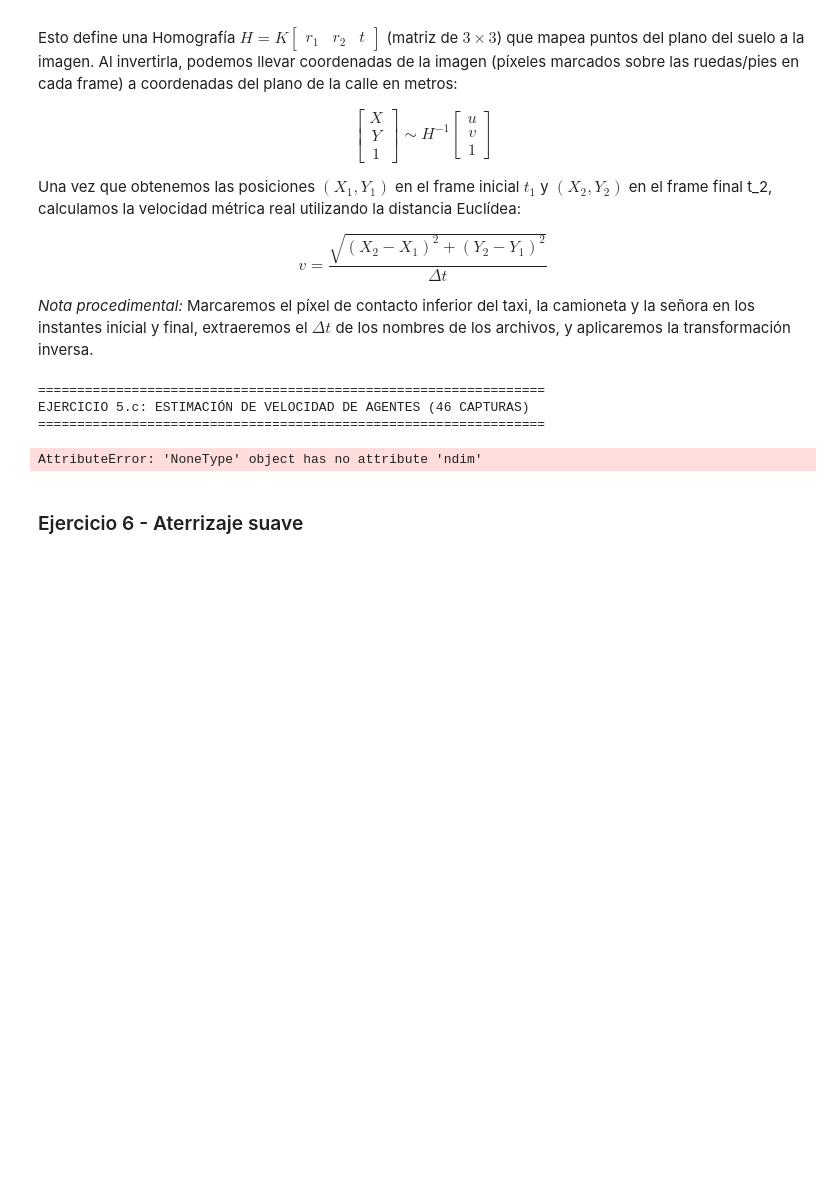
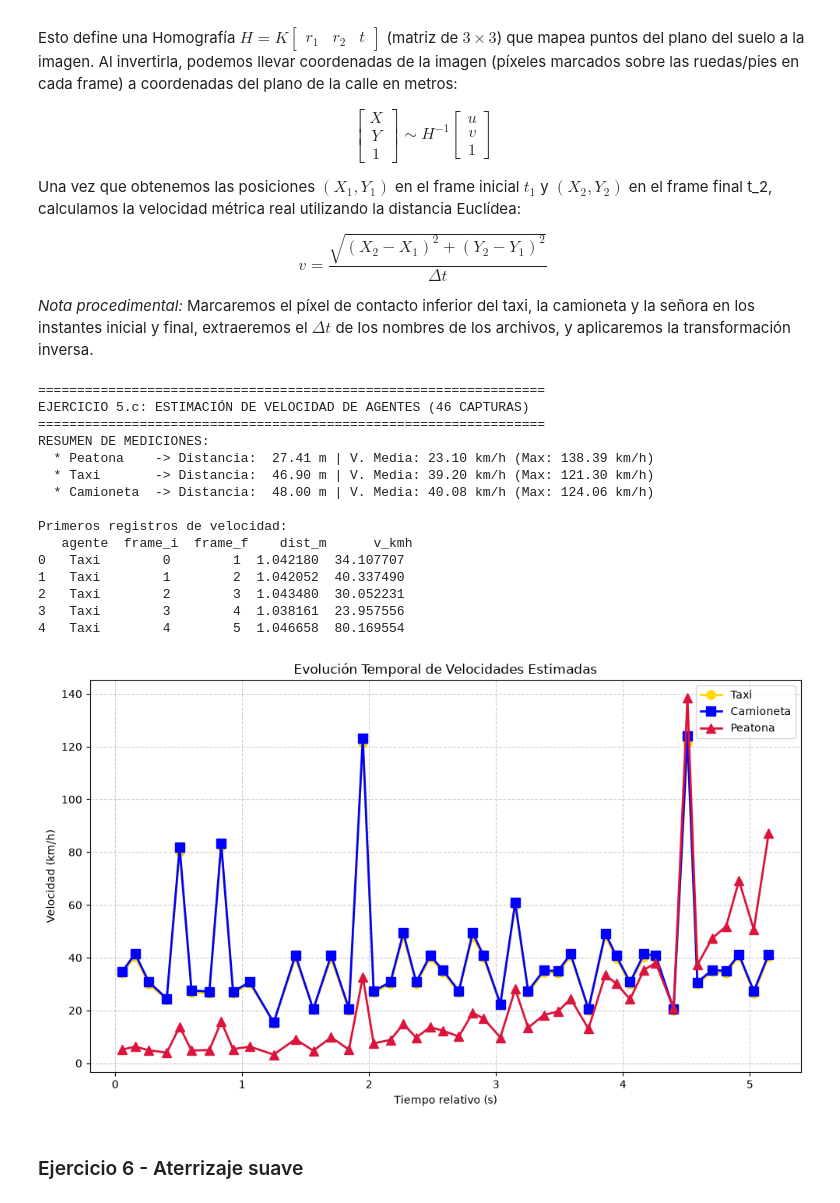
Before and after one commit to eliaselizabe9/ALC, a Jupyter notebook: tp/grupo_SayNoNumpy_TP.ipynb, the cells around one changed output. Drawn from its saved outputs; the diff is of its cells as text; code cells hidden in the pictures; blank space fills up the shorter version.

```diff
--- a/tp/grupo_SayNoNumpy_TP.ipynb
+++ b/tp/grupo_SayNoNumpy_TP.ipynb
@@ -877,37 +894,49 @@ print('=' * 65)
 
 data_pts = np.loadtxt(file_pts)
 Q_calle = obtenerQ3d(data_pts[4:6, :].T, data_pts[1:4, :].T)
-H_calle = resolverDLT3D(Q_calle)[:, [0, 1, 3]]
+H_calle = resolverDLT3DconSVD(Q_calle)[:, [0, 1, 3]]
 
 # Tracking manual de base
 if n_frames > 5:
     tracking_agentes = {
         'Peatona': [(round(410.0 + (987.0 - 410.0) * (i / (n_frames - 1)), 1), round(425.0 + (495.0 - 425.0) * (i / (n_frames - 1)), 1)) for i in range(n_frames)],
         'Taxi': [(round(float(p[0]/p[2]), 1), round(float(p[1]/p[2]), 1)) for p in [alc.arroba(H_calle, np.array([-3.8 + (-4.2 - -3.8) * (i / (n_frames - 1)), 50.0 + (3.1 - 50.0) * (i / (n_frames - 1)), 1.0])) for i in range(n_frames)]],
         'Camioneta': [(round(float(p[0]/p[2]), 1), round(float(p[1]/p[2]), 1)) for p in [alc.arroba(H_calle, np.array([-3.4 + (-3.8 - -3.4) * (i / (n_frames - 1)), 60.0 + (12.0 - 60.0) * (i / (n_frames - 1)), 1.0])) for i in range(n_frames)]]
     }
 else:
     tracking_agentes = {
         'Peatona':   [(308.0, 410.0), (520.0, 440.0), (680.0, 462.0), (850.0, 488.0), (1020.0, 515.0)],
         'Taxi':      [(605.0, 215.0), (612.0, 230.0), (620.0, 260.0), (635.0, 320.0), (660.0, 420.0)],
         'Camioneta': [(640.0, 210.0), (638.0, 222.0), (635.0, 248.0), (642.0, 295.0), (655.0, 380.0)]
     }
 
 tabla_vel = estimarVelocidadAgentes(capturas, H_calle, tracking_agentes)
 df_vel = pd.DataFrame(tabla_vel)
 
 print('RESUMEN DE MEDICIONES:')
 for ag in ['Peatona', 'Taxi', 'Camioneta']:
     sub = df_vel[df_vel['agente'] == ag]
     print(f"  * {ag:10s} -> Distancia: {sub['dist_m'].sum():6.2f} m | V. Media: {sub['v_kmh'].mean():5.2f} km/h (Max: {sub['v_kmh'].max():5.2f} km/h)")
 
 print('\nPrimeros registros de velocidad:\n', df_vel[['agente', 'frame_i', 'frame_f', 'dist_m', 'v_kmh']].head())
 graficarVelocidades(tabla_vel)
 # %% [output]
 =================================================================
 EJERCICIO 5.c: ESTIMACIÓN DE VELOCIDAD DE AGENTES (46 CAPTURAS)
 =================================================================
+RESUMEN DE MEDICIONES:
+  * Peatona    -> Distancia:  27.41 m | V. Media: 23.10 km/h (Max: 138.39 km/h)
+  * Taxi       -> Distancia:  46.90 m | V. Media: 39.20 km/h (Max: 121.30 km/h)
+  * Camioneta  -> Distancia:  48.00 m | V. Media: 40.08 km/h (Max: 124.06 km/h)
+
+Primeros registros de velocidad:
+   agente  frame_i  frame_f    dist_m      v_kmh
+0   Taxi        0        1  1.042180  34.107707
+1   Taxi        1        2  1.042052  40.337490
+2   Taxi        2        3  1.043480  30.052231
+3   Taxi        3        4  1.038161  23.957556
+4   Taxi        4        5  1.046658  80.169554
-AttributeError: 'NoneType' object has no attribute 'ndim'
+[figure, added]
 # %% [markdown]
 ### Ejercicio 6 - Aterrizaje suave
 # %% [markdown]
```
Also changed, not shown: parts of 2 cells of this notebook, 1 other file.
